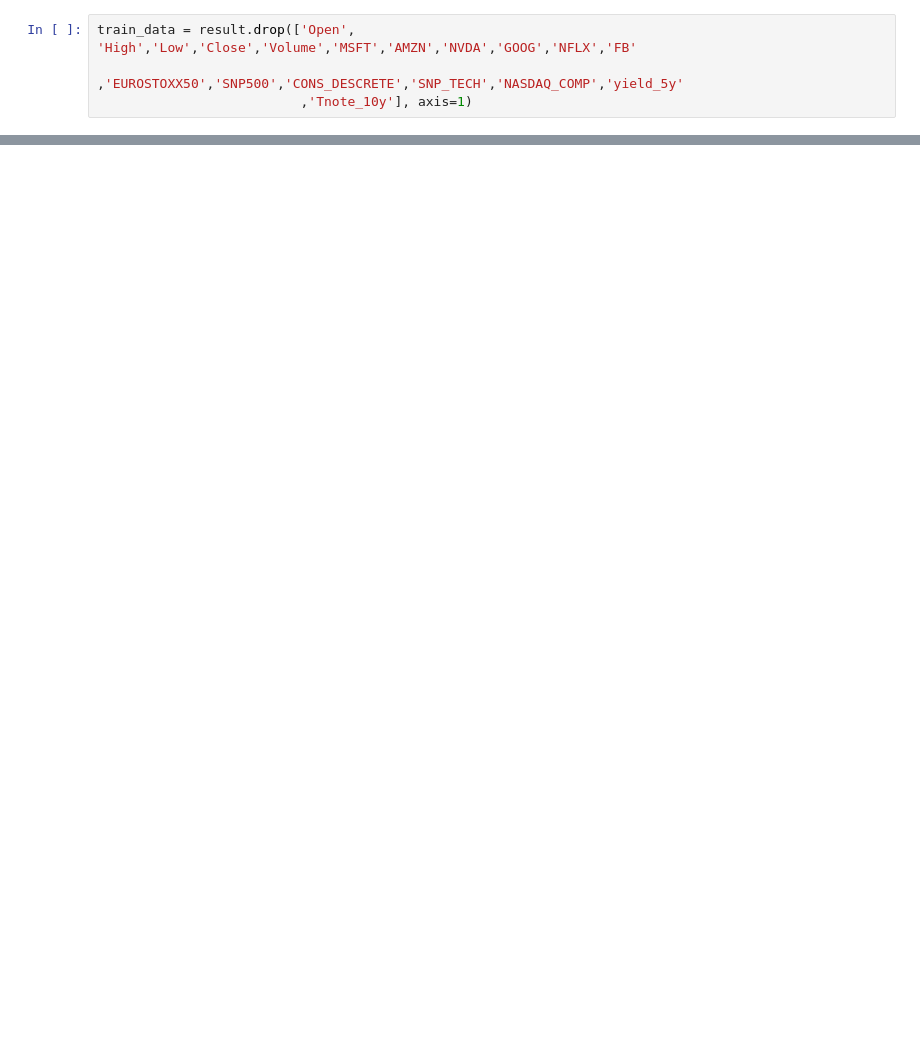
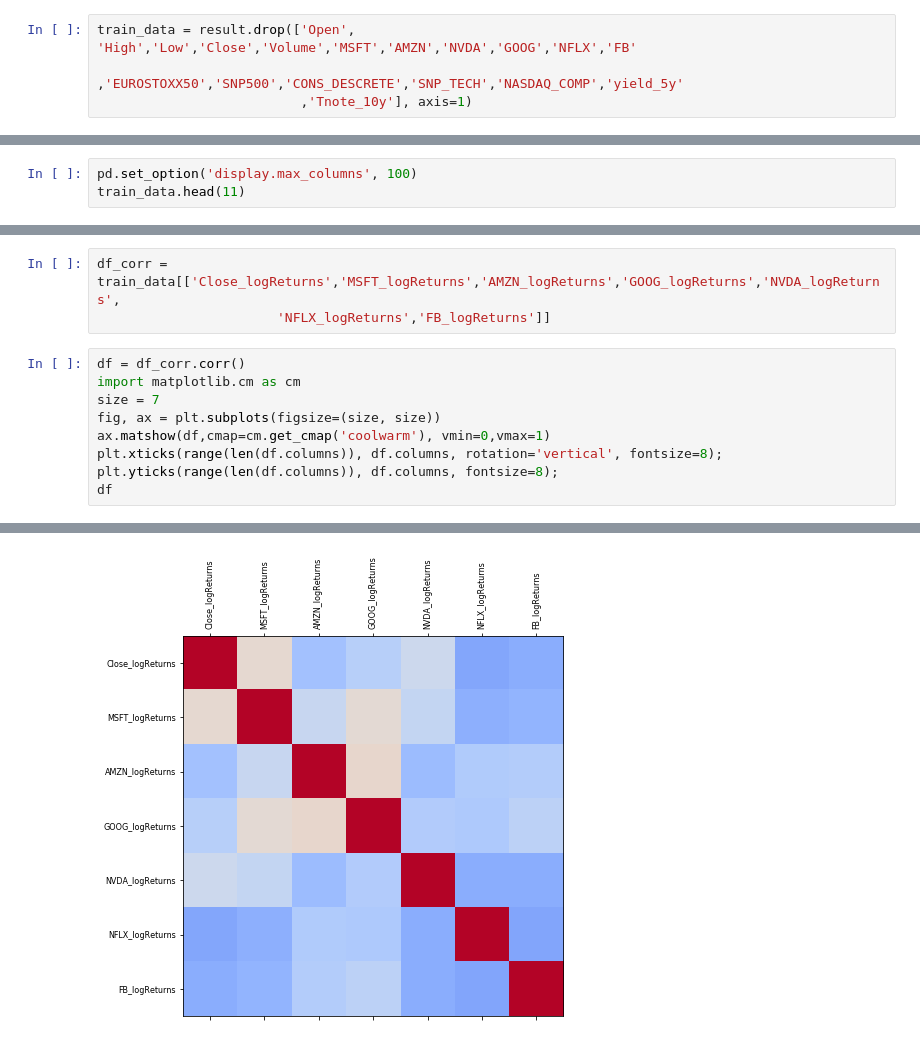
Before and after one commit to profiler84/algotrading, a Jupyter notebook: getData.ipynb, the cells around one changed output, grey strips where cells are left out. Drawn from its saved outputs; the diff is of its cells as text; blank space fills up the shorter version.

```diff
--- a/getData.ipynb
+++ b/getData.ipynb
@@ -185,0 +193,3 @@ plt.plot(train_data[['NASDAQ_COMP_logReturns']])
+# %%
+pd.set_option('display.max_columns', 100)
+train_data.head(11)
@@ -185,0 +226,13 @@ plt.plot(train_data[['NASDAQ_COMP_logReturns']])
+# %%
+df_corr = train_data[['Close_logReturns','MSFT_logReturns','AMZN_logReturns','GOOG_logReturns','NVDA_logReturns',
+                       'NFLX_logReturns','FB_logReturns']]
+# %%
+df = df_corr.corr()
+import matplotlib.cm as cm
+size = 7
+fig, ax = plt.subplots(figsize=(size, size))
+ax.matshow(df,cmap=cm.get_cmap('coolwarm'), vmin=0,vmax=1)
+plt.xticks(range(len(df.columns)), df.columns, rotation='vertical', fontsize=8);
+plt.yticks(range(len(df.columns)), df.columns, fontsize=8);
+df
+# %% [output]
@@ -185,0 +247 @@ plt.plot(train_data[['NASDAQ_COMP_logReturns']])
+[figure, added]
```
Also changed, not shown: parts of 21 cells of this notebook, 1 other file.
